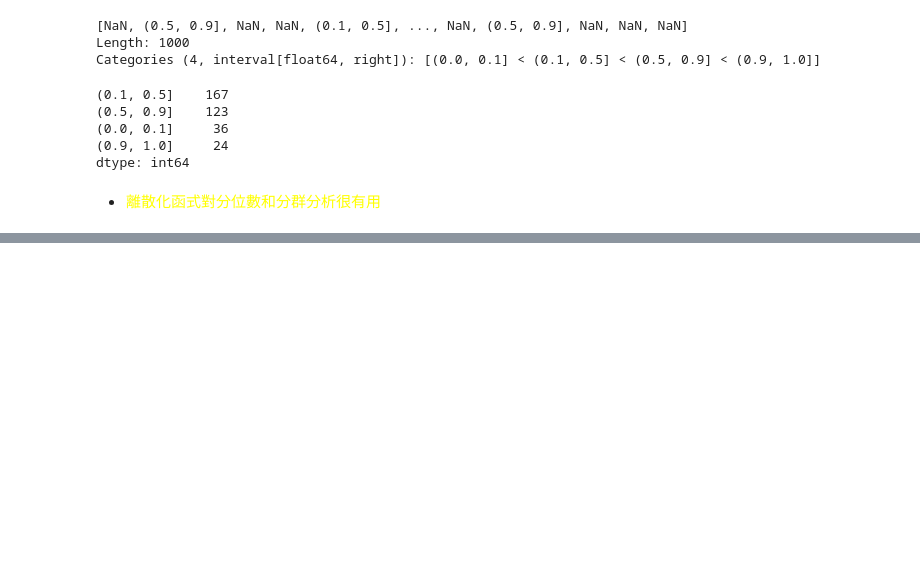
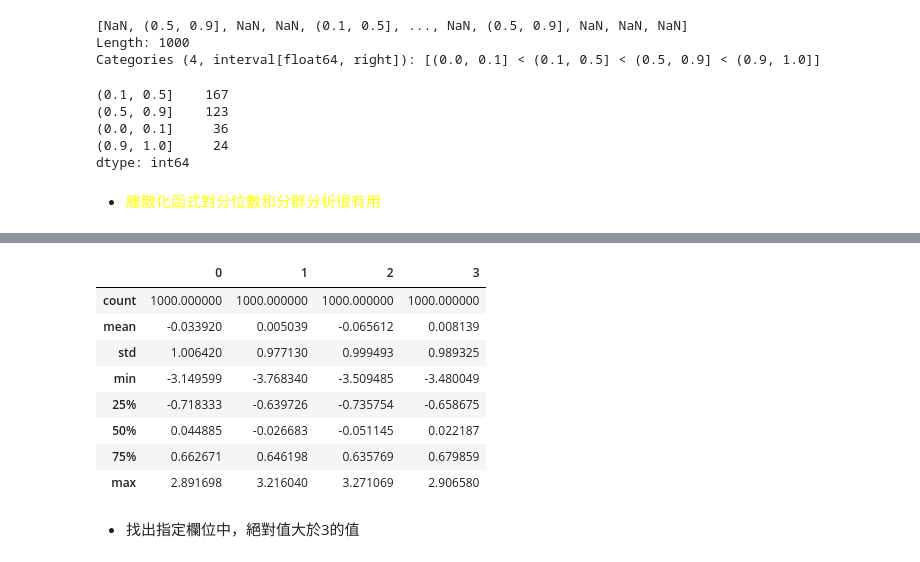
Before and after one commit to VanLinLin/practice-file, a Jupyter notebook: Python資料分析(Ch7).ipynb, the cells around one changed output, grey strips where cells are left out. Drawn from its saved outputs; the diff is of its cells as text; code cells hidden in the pictures; blank space fills up the shorter version.

```diff
--- a/Python資料分析(Ch7).ipynb
+++ b/Python資料分析(Ch7).ipynb
@@ -731,0 +753,14 @@ dtype: int64
+# %%
+data.describe()
+# %% [output]
+|  | 0 | 1 | 2 | 3 |
+| count | 1000.000000 | 1000.000000 | 1000.000000 | 1000.000000 |
+| mean | -0.033920 | 0.005039 | -0.065612 | 0.008139 |
+| std | 1.006420 | 0.977130 | 0.999493 | 0.989325 |
+| min | -3.149599 | -3.768340 | -3.509485 | -3.480049 |
+| 25% | -0.718333 | -0.639726 | -0.735754 | -0.658675 |
+| 50% | 0.044885 | -0.026683 | -0.051145 | 0.022187 |
+| 75% | 0.662671 | 0.646198 | 0.635769 | 0.679859 |
+| max | 2.891698 | 3.216040 | 3.271069 | 2.906580 |
+# %% [markdown]
+* 找出指定欄位中，絕對值大於3的值
```
Also changed, not shown: parts of 13 cells of this notebook.
